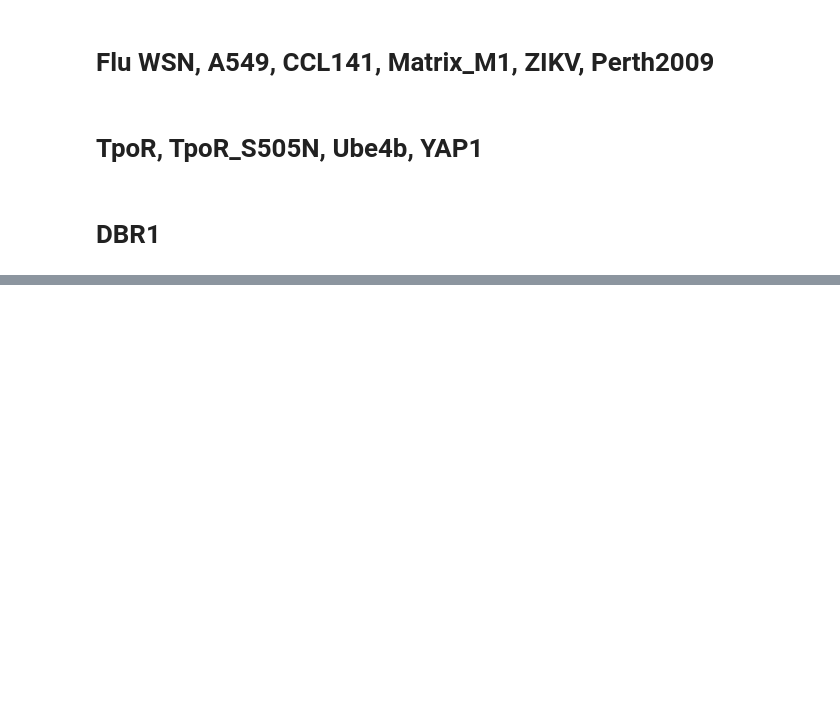
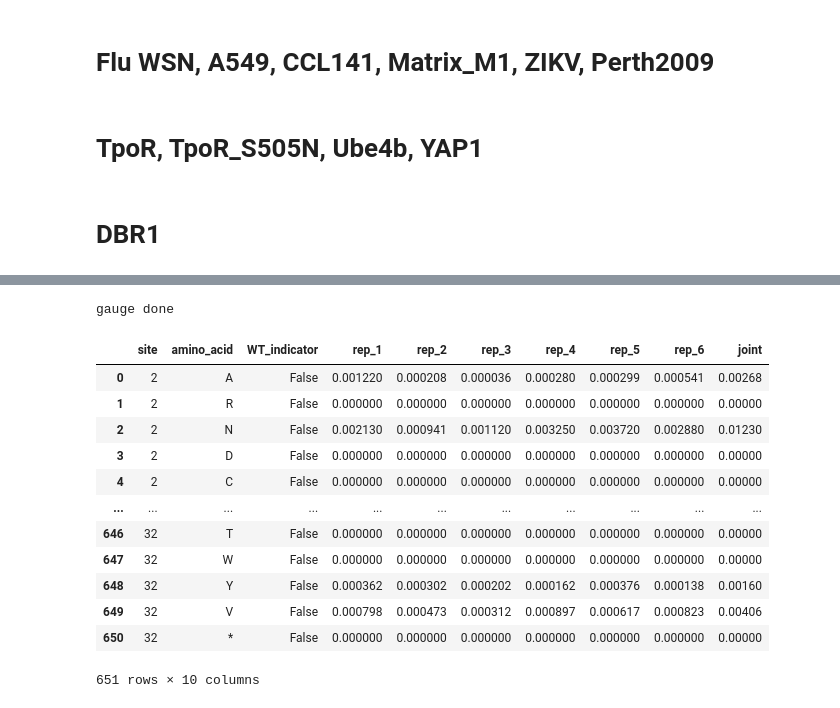
Before and after one commit to bartonlab/paper-DMS-inference, a Jupyter notebook: preference_transform.ipynb, the cells around one changed output, grey strips where cells are left out. Drawn from its saved outputs; the diff is of its cells as text; code cells hidden in the pictures; blank space fills up the shorter version.

```diff
--- a/preference_transform.ipynb
+++ b/preference_transform.ipynb
@@ -1167,0 +1151,22 @@ gauge done
+# %%
+sequence_file = './data/raw_data/TpoR_Reference_sequence.txt'
+selection_file = './output/selection_coefficients/TpoR.csv.gz'
+output_file = './output/selection_coefficients/TpoR.csv.gz'
+replicates = 6
+
+wildtype_full_length(sequence_file, selection_file, output_file, replicates)
+# %% [output]
+gauge done
+|  | site | amino_acid | WT_indicator | rep_1 | rep_2 | rep_3 | rep_4 | rep_5 | rep_6 | joint |
+| 0 | 2 | A | False | 0.001220 | 0.000208 | 0.000036 | 0.000280 | 0.000299 | 0.000541 | 0.00268 |
+| 1 | 2 | R | False | 0.000000 | 0.000000 | 0.000000 | 0.000000 | 0.000000 | 0.000000 | 0.00000 |
+| 2 | 2 | N | False | 0.002130 | 0.000941 | 0.001120 | 0.003250 | 0.003720 | 0.002880 | 0.01230 |
+| 3 | 2 | D | False | 0.000000 | 0.000000 | 0.000000 | 0.000000 | 0.000000 | 0.000000 | 0.00000 |
+| 4 | 2 | C | False | 0.000000 | 0.000000 | 0.000000 | 0.000000 | 0.000000 | 0.000000 | 0.00000 |
+| ... | ... | ... | ... | ... | ... | ... | ... | ... | ... | ... |
+| 646 | 32 | T | False | 0.000000 | 0.000000 | 0.000000 | 0.000000 | 0.000000 | 0.000000 | 0.00000 |
+| 647 | 32 | W | False | 0.000000 | 0.000000 | 0.000000 | 0.000000 | 0.000000 | 0.000000 | 0.00000 |
+| 648 | 32 | Y | False | 0.000362 | 0.000302 | 0.000202 | 0.000162 | 0.000376 | 0.000138 | 0.00160 |
+| 649 | 32 | V | False | 0.000798 | 0.000473 | 0.000312 | 0.000897 | 0.000617 | 0.000823 | 0.00406 |
+| 650 | 32 | * | False | 0.000000 | 0.000000 | 0.000000 | 0.000000 | 0.000000 | 0.000000 | 0.00000 |
+651 rows × 10 columns
```
Also changed, not shown: parts of 56 cells of this notebook, 55 other files.
